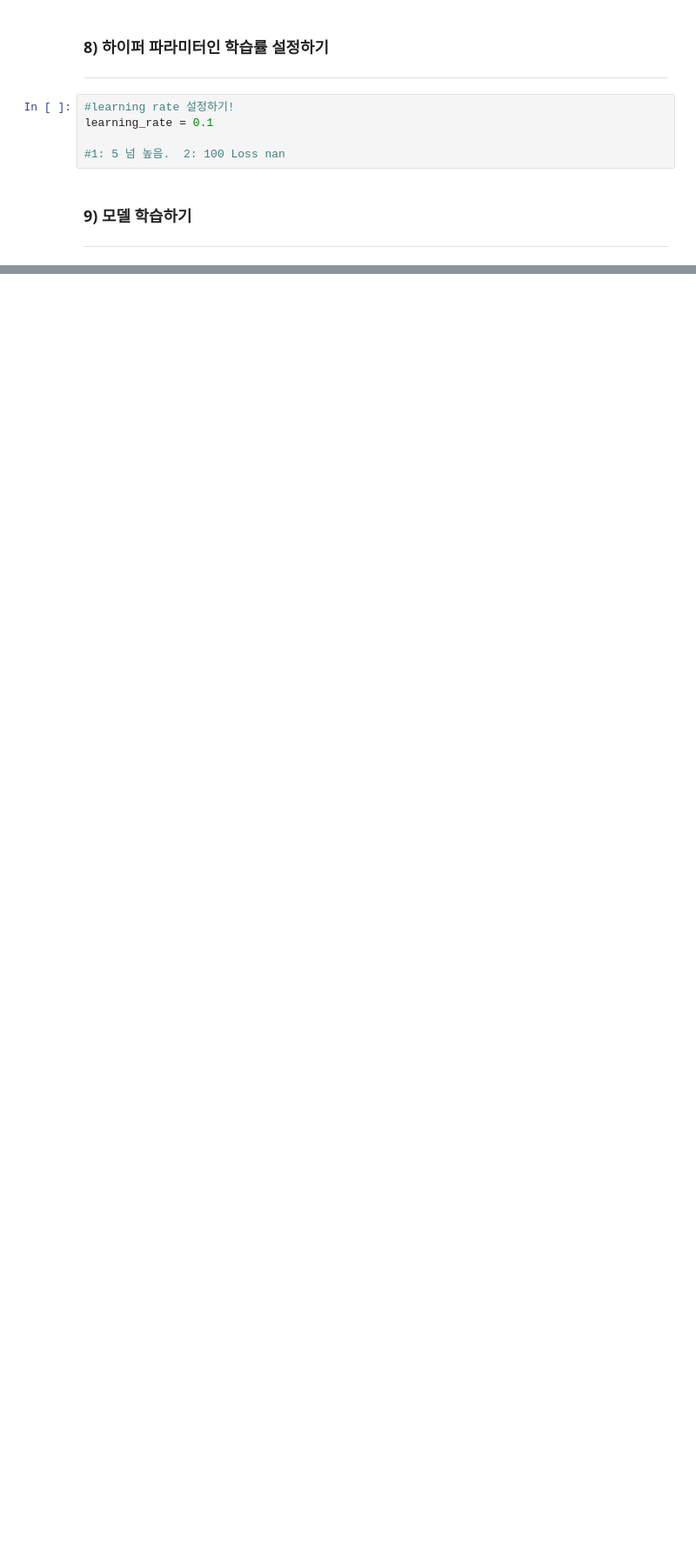
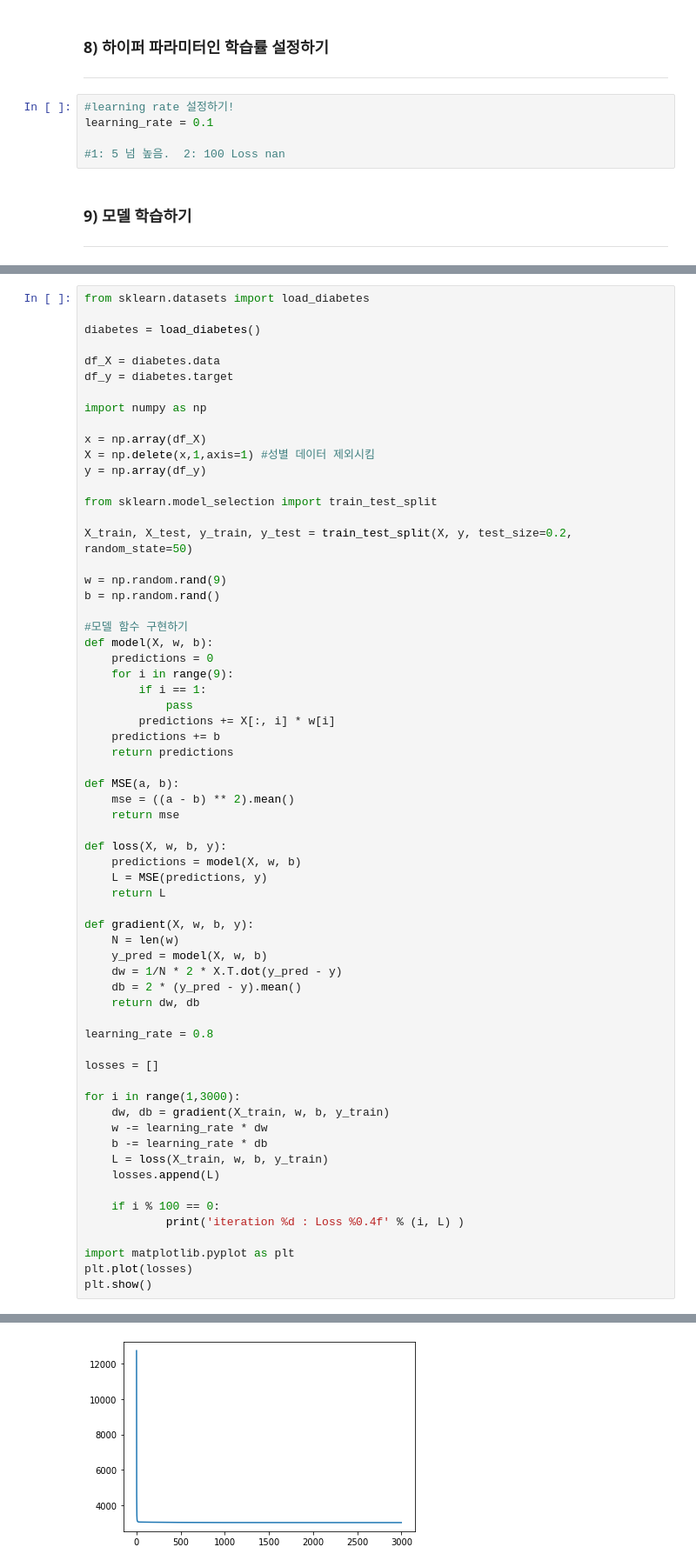
Before and after one commit to Chabbbbbo/EXPLORATION, a Jupyter notebook: EXPLORATION_2.실습.ipynb, the cells around one changed output, grey strips where cells are left out. Shown at 87% size. Saved outputs shown, nothing was run; the diff lists cells and outputs as text; blank space fills up the shorter version.

```diff
--- a/EXPLORATION_2.실습.ipynb
+++ b/EXPLORATION_2.실습.ipynb
@@ -231,0 +210,65 @@ x축에는 X 데이터의 첫 번째 컬럼을, y축에는 정답인 target 데
+# %%
+from sklearn.datasets import load_diabetes
+
+diabetes = load_diabetes()
+
+df_X = diabetes.data
+df_y = diabetes.target
+
+import numpy as np
+
+x = np.array(df_X)
+X = np.delete(x,1,axis=1) #성별 데이터 제외시킴
+y = np.array(df_y)
+
+from sklearn.model_selection import train_test_split
+
+X_train, X_test, y_train, y_test = train_test_split(X, y, test_size=0.2, random_state=50)
+
+w = np.random.rand(9)
+b = np.random.rand()
+
+#모델 함수 구현하기
+def model(X, w, b):
+    predictions = 0
+    for i in range(9):
+        if i == 1:
+            pass
+        predictions += X[:, i] * w[i]
+    predictions += b
+    return predictions
+
+def MSE(a, b):
+    mse = ((a - b) ** 2).mean()
+    return mse
+
+def loss(X, w, b, y):
+    predictions = model(X, w, b)
+    L = MSE(predictions, y)
+    return L
+
+def gradient(X, w, b, y):
+    N = len(w)
+    y_pred = model(X, w, b)
+    dw = 1/N * 2 * X.T.dot(y_pred - y)
+    db = 2 * (y_pred - y).mean()
+    return dw, db
+
+learning_rate = 0.8
+
+losses = []
+
+for i in range(1,3000):
+    dw, db = gradient(X_train, w, b, y_train)
+    w -= learning_rate * dw
+    b -= learning_rate * db
+    L = loss(X_train, w, b, y_train)
+    losses.append(L)
+
+    if i % 100 == 0:
+            print('iteration %d : Loss %0.4f' % (i, L) )
+
+import matplotlib.pyplot as plt
+plt.plot(losses)
+plt.show()
+# %% [output]
@@ -231,0 +292 @@ x축에는 X 데이터의 첫 번째 컬럼을, y축에는 정답인 target 데
+[figure, added]
```
Also changed, not shown: parts of 42 cells of this notebook.
